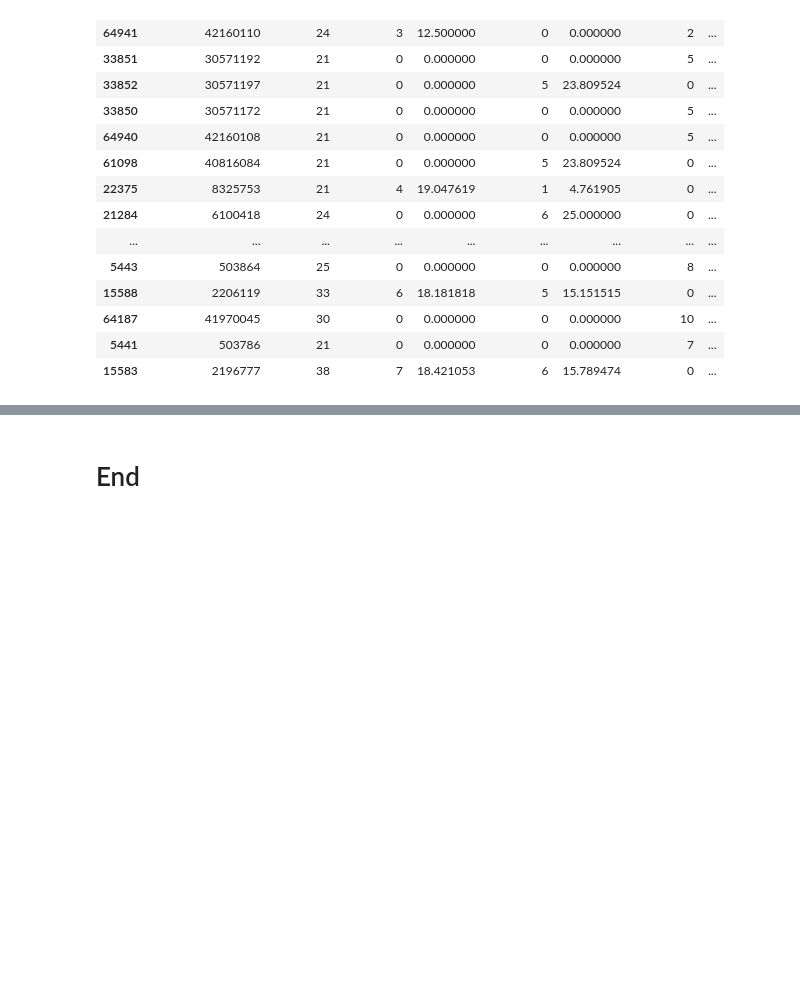
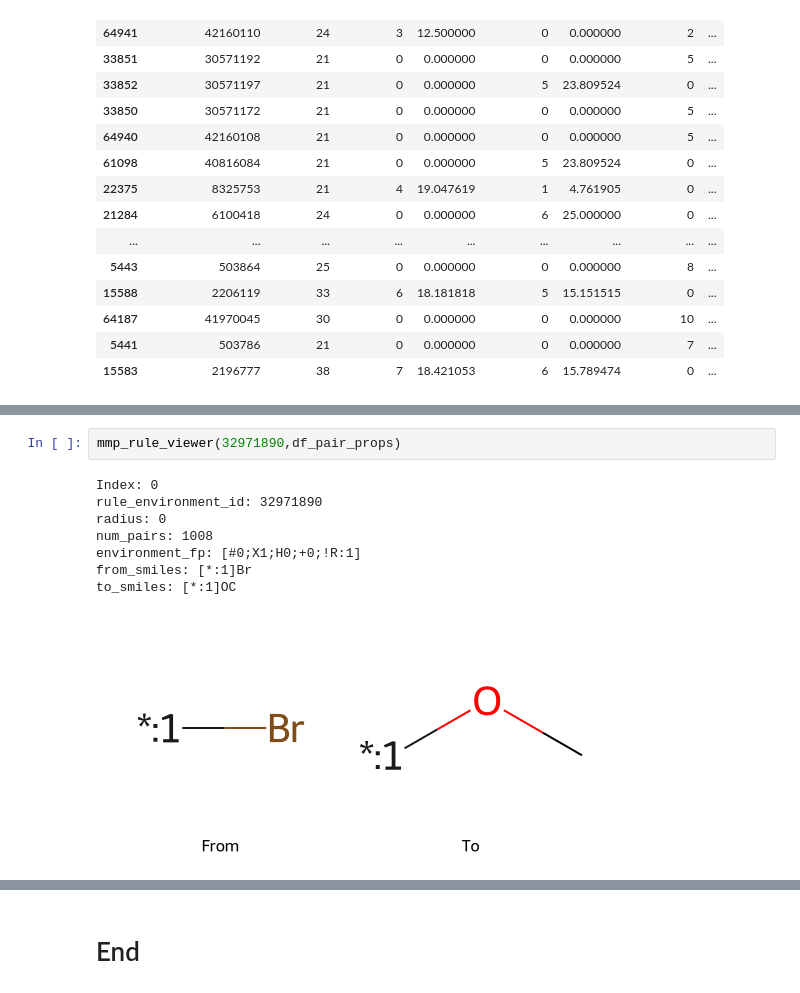
Before and after one commit to anya-chen/MMP_explore, a Jupyter notebook: hitdexter3_data_mmp.ipynb, the cells around one changed output, grey strips where cells are left out. Drawn from its saved outputs; the diff is of its cells as text; blank space fills up the shorter version.

```diff
--- a/hitdexter3_data_mmp.ipynb
+++ b/hitdexter3_data_mmp.ipynb
@@ -782,0 +1159,11 @@ to_smiles: [*:1]c1ccccc1
+# %%
+mmp_rule_viewer(32971890,df_pair_props)
+# %% [output]
+Index: 0
+rule_environment_id: 32971890
+radius: 0
+num_pairs: 1008
+environment_fp: [#0;X1;H0;+0;!R:1]
+from_smiles: [*:1]Br
+to_smiles: [*:1]OC
+[figure, added]
```
Also changed, not shown: parts of 46 cells of this notebook.
